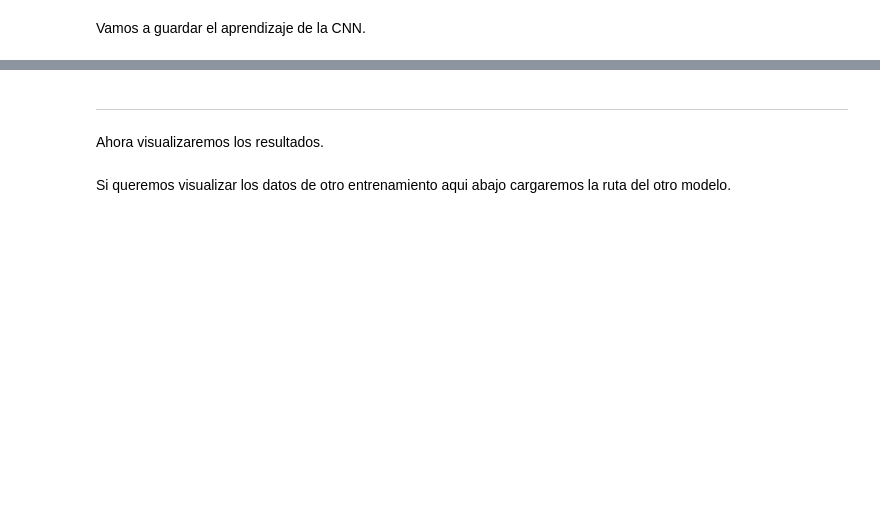
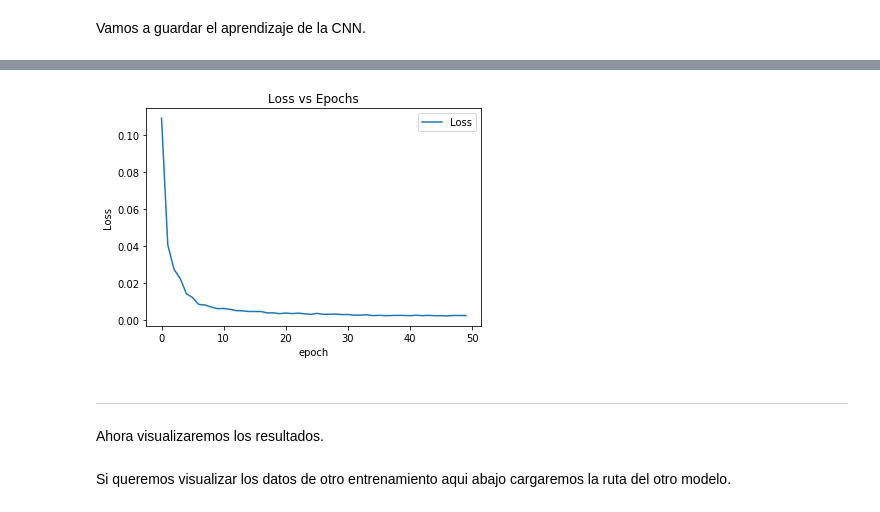
Before and after one commit to iMarioSL/Lineas-Carril, a Jupyter notebook: 8 Puntos Exp/Main-8pts.ipynb, the cells around one changed output, grey strips where cells are left out. Saved outputs shown, nothing was run; the diff lists cells and outputs as text; code cells hidden in the pictures; blank space fills up the shorter version.

```diff
--- a/8 Puntos Exp/Main-8pts.ipynb
+++ b/8 Puntos Exp/Main-8pts.ipynb
@@ -382,3 +420,12 @@ Vamos a guardar el aprendizaje de la CNN.
+# %%
+plt.plot(loss_plt,'-')
+plt.xlabel('epoch')
+plt.ylabel('Loss')
+plt.legend(['Loss'])
+plt.title('Loss vs Epochs')
+plt.show()
+# %% [output]
+[figure, added]
 # %%
 ## TODO: change the name to something uniqe for each new model
 model_dir = '../saved_models/'
```
Also changed, not shown: parts of 23 cells of this notebook.
